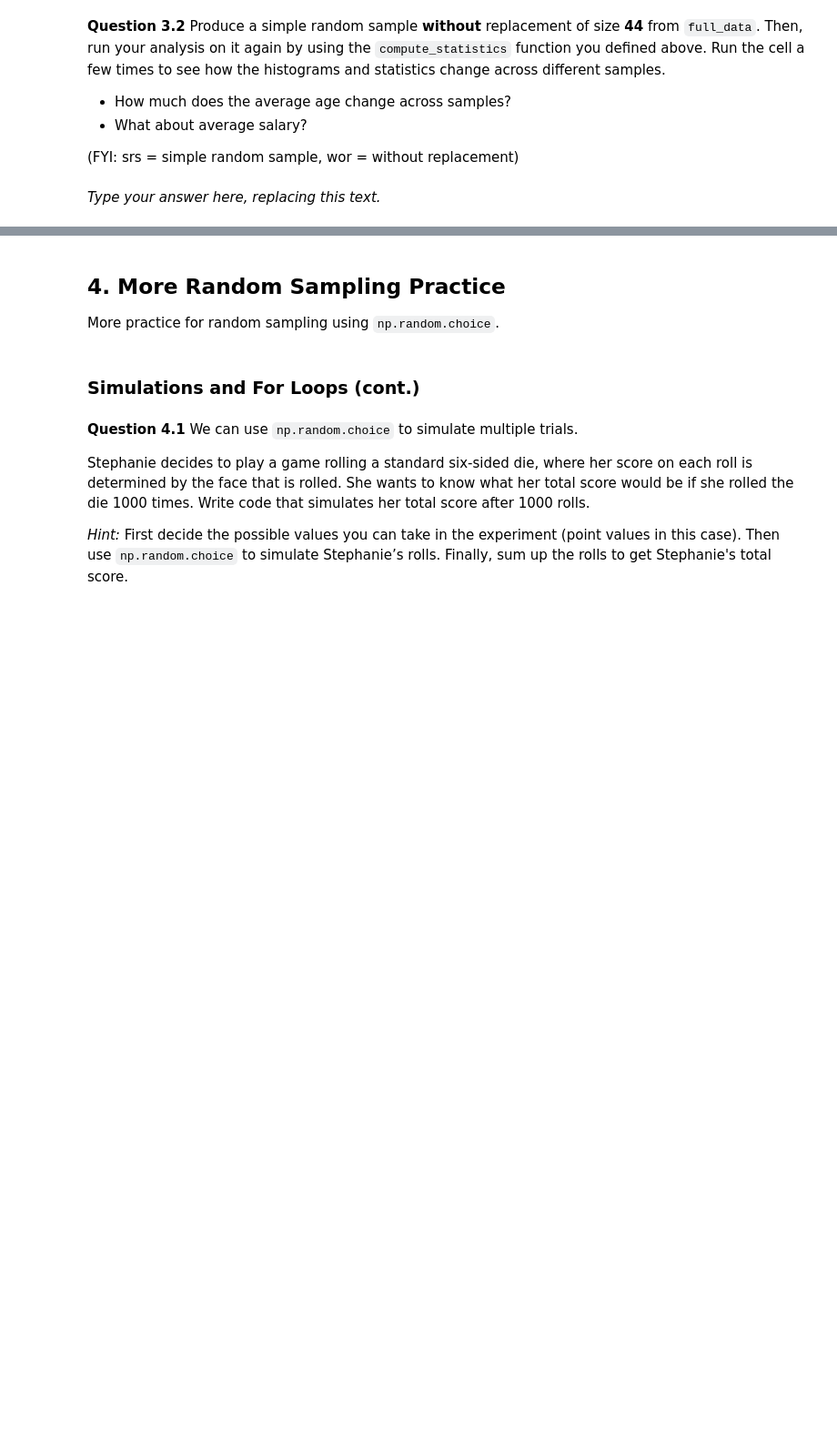
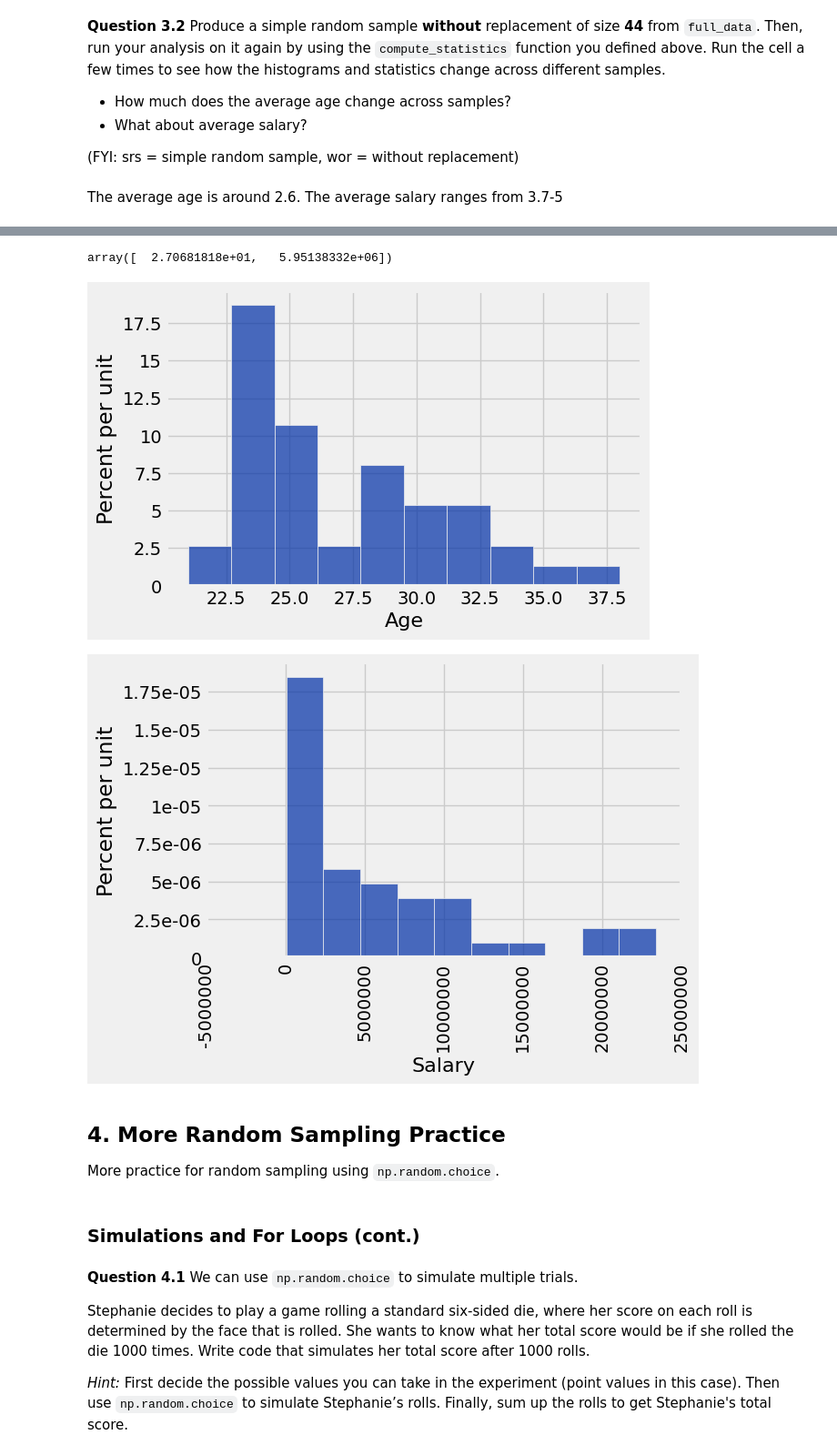
Before and after one commit to kwagoner1/DATA_FALL, a Jupyter notebook: LEC12/lab05.ipynb, the cells around one changed output, grey strips where cells are left out. Shown at 91% size. Drawn from its saved outputs; the diff is of its cells as text; code cells hidden in the pictures; blank space fills up the shorter version.

```diff
--- a/LEC12/lab05.ipynb
+++ b/LEC12/lab05.ipynb
@@ -438,14 +438,19 @@ salary_data.sample(5, with_replacement=False)
 - What about average salary?
 
 (FYI: srs = simple random sample, wor = without replacement)
-# %% [markdown]
-_Type your answer here, replacing this text._
+# %% [markdown]
+The average age is around 2.6.
+The average salary ranges from 3.7-5
 # %% [markdown]
 <!-- BEGIN QUESTION -->
 # %%
-my_small_srswor_data = ...
-my_small_stats = ...
+my_small_srswor_data = full_data.sample(44, with_replacement=False)
+my_small_stats = compute_statistics(my_small_srswor_data)
 my_small_stats
+# %% [output]
+array([  2.70681818e+01,   5.95138332e+06])
+[figure, added]
+[figure, added]
 # %% [markdown]
 <!-- END QUESTION -->
 
```
Also changed, not shown: parts of 10 cells of this notebook, 2 other files.
